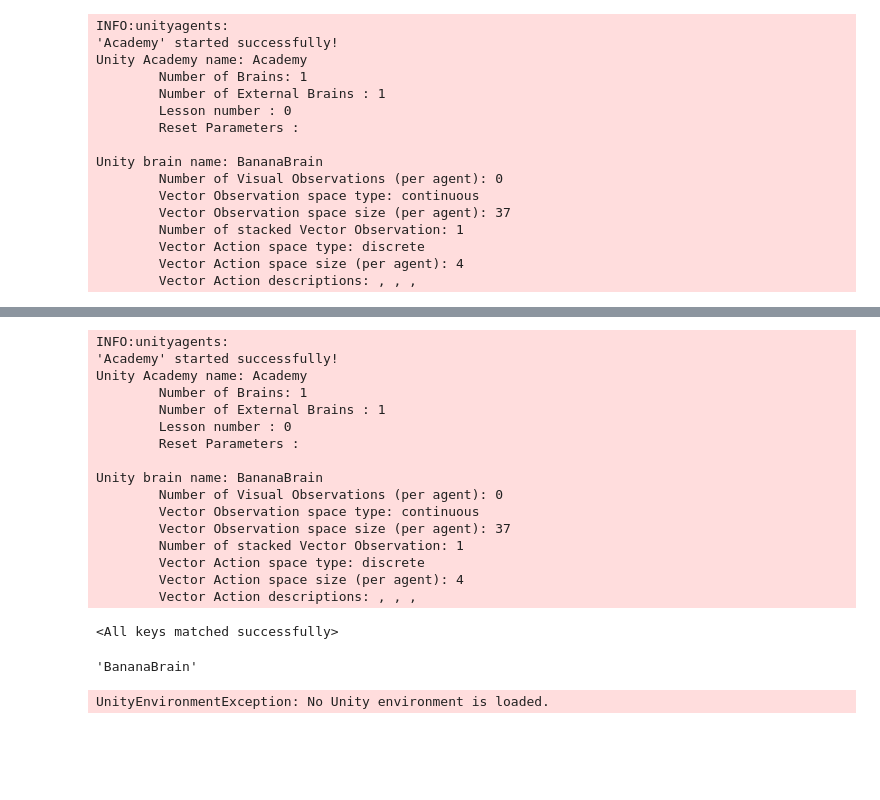
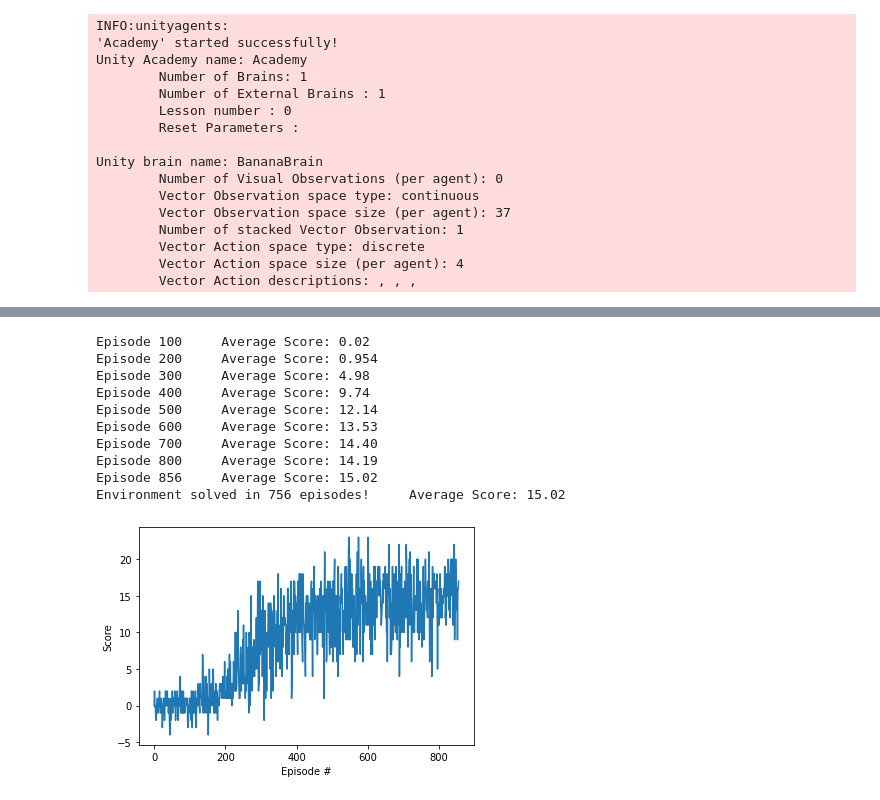
Before and after one commit to coder52/Value-based-methods, a Jupyter notebook: p1_navigation/Navigation.ipynb, the cells around one changed output, grey strips where cells are left out. Drawn from its saved outputs; the diff is of its cells as text; code cells hidden in the pictures; blank space fills up the shorter version.

```diff
--- a/p1_navigation/Navigation.ipynb
+++ b/p1_navigation/Navigation.ipynb
@@ -138,6 +177,6 @@ from dqn_agent import Agent
 # %%
 agent = Agent(state_size=37, action_size=4, seed=0, dueling=True)
-env = UnityEnvironment(file_name="Banana.exe", no_graphics=True)
+env = UnityEnvironment(file_name="Banana_Windows_x86_64/Banana.exe", no_graphics=True)
 # %% [output]
 INFO:unityagents:
 'Academy' started successfully!
@@ -222,51 +197,24 @@ Environment solved in 527 episodes!     Average Score: 15.02
-# %%
-env = UnityEnvironment(file_name="Banana.exe", no_graphics=False, worker_id=13)
-
-# get the default brain
-brain_name = env.brain_names[0]
-brain = env.brains[brain_name]
-# %% [output]
-INFO:unityagents:
-'Academy' started successfully!
-Unity Academy name: Academy
-        Number of Brains: 1
-        Number of External Brains : 1
-        Lesson number : 0
-        Reset Parameters :
-
-Unity brain name: BananaBrain
-        Number of Visual Observations (per agent): 0
-        Vector Observation space type: continuous
-        Vector Observation space size (per agent): 37
-        Number of stacked Vector Observation: 1
-        Vector Action space type: discrete
-        Vector Action space size (per agent): 4
-        Vector Action descriptions: , , ,
-# %%
-# load the weights from file
-agent = Agent(state_size=37, action_size=4, seed=0)
-agent.qnetwork_local.load_state_dict(torch.load('checkpoint.pth'))
-# %% [output]
-<All keys matched successfully>
-# %%
-brain_name
-# %% [output]
-'BananaBrain'
-# %%
-env_info = env.reset(train_mode=False)['BananaBrain'] # reset the environment
-state = env_info.vector_observations[0]            # get the current state
-score = 0                                          # initialize the score
-while True:
-    action = agent.act(state)                      # select an action
-    env_info = env.step(action)[brain_name]        # send the action to the environment
-    next_state = env_info.vector_observations[0]   # get the next state
-    reward = env_info.rewards[0]                   # get the reward
-    done = env_info.local_done[0]                  # see if episode has finished
-    score += reward                                # update the score
-    state = next_state                             # roll over the state to next time step
-    if done:                                       # exit loop if episode finished
-        break
-
-print("Score: {}".format(score))
-# %% [output]
-UnityEnvironmentException: No Unity environment is loaded.
+# %%
+scores = dqn_trainer(env, agent, n_episodes=1000, file_name="checkpoint_dueling_dqn_dropout")
+
+env.close()
+
+# plot the scores
+fig = plt.figure()
+ax = fig.add_subplot(111)
+plt.plot(np.arange(len(scores)), scores)
+plt.ylabel('Score')
+plt.xlabel('Episode #')
+plt.show()
+# %% [output]
+Episode 100     Average Score: 0.02
+Episode 200     Average Score: 0.954
+Episode 300     Average Score: 4.98
+Episode 400     Average Score: 9.74
+Episode 500     Average Score: 12.14
+Episode 600     Average Score: 13.53
+Episode 700     Average Score: 14.40
+Episode 800     Average Score: 14.19
+Episode 856     Average Score: 15.02
+Environment solved in 756 episodes!     Average Score: 15.02
+[figure, added]
```
Also changed, not shown: parts of 9 cells of this notebook, 6 other files.
